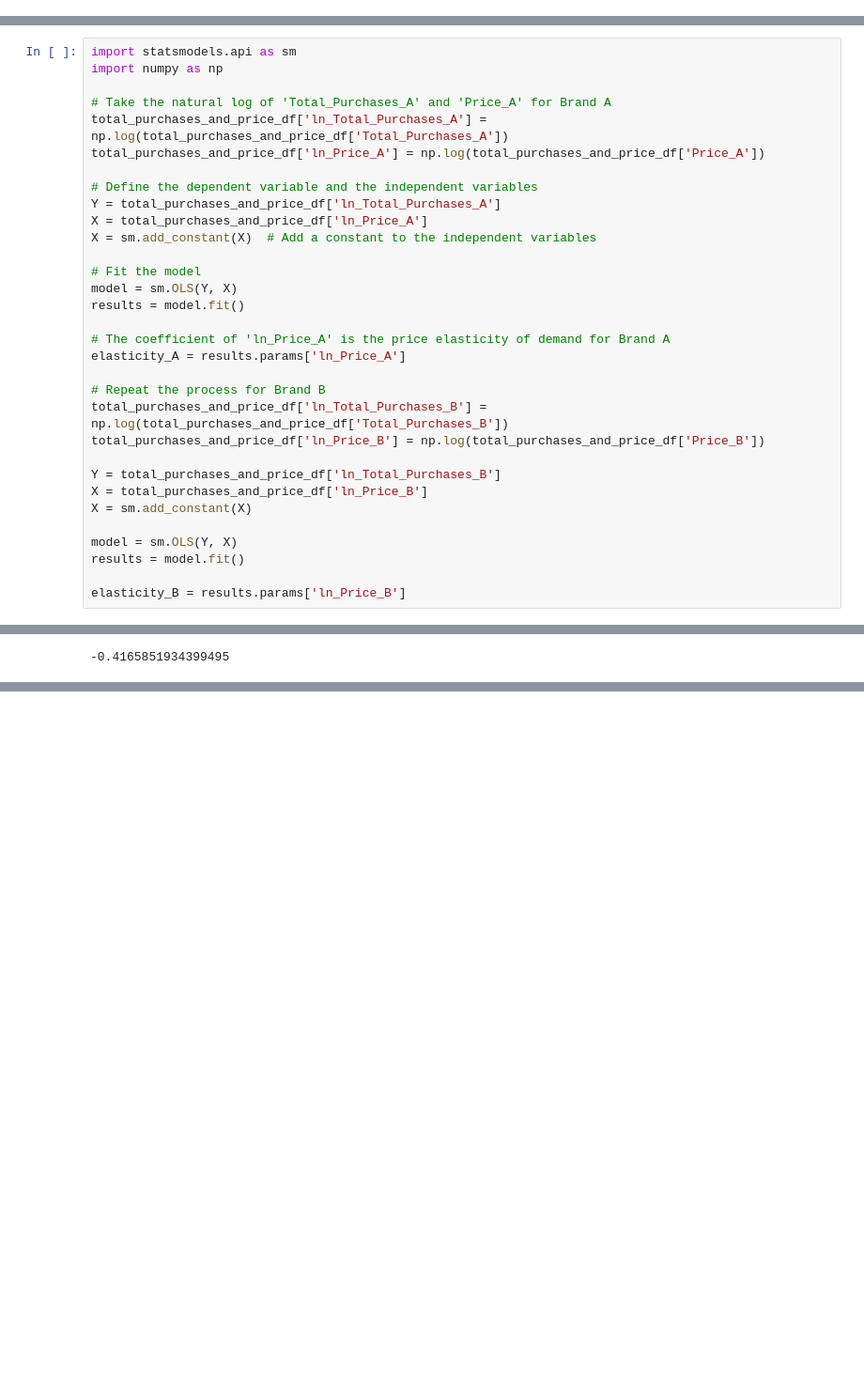
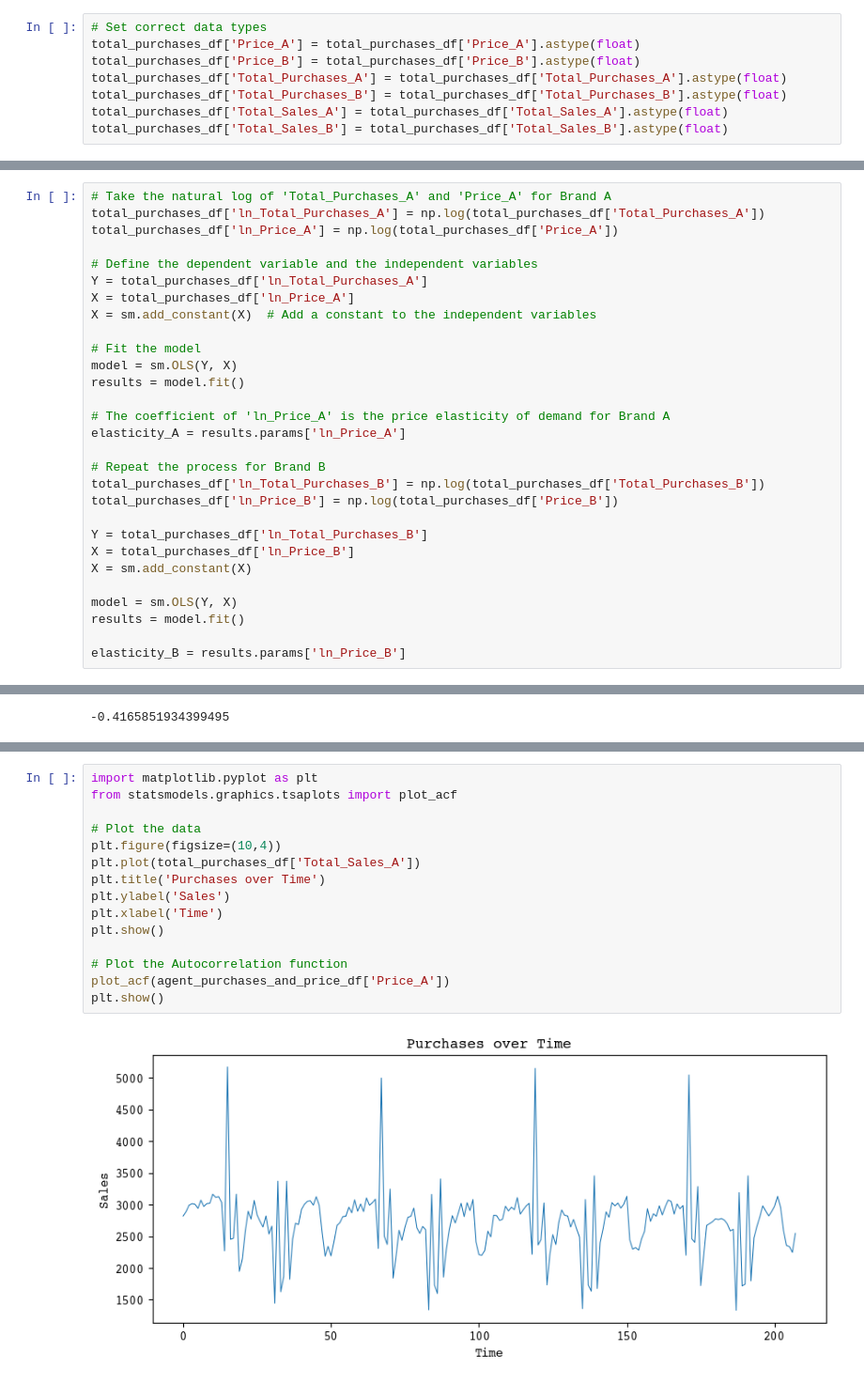
Before and after one commit to mcfitzgerald/consumer-abm, a Jupyter notebook: agent_df_transformations.ipynb, the cells around one changed output, grey strips where cells are left out. Shown: that part at 94% size. Drawn from its saved outputs; the diff is of its cells as text; blank space fills up the shorter version.

```diff
--- a/agent_df_transformations.ipynb
+++ b/agent_df_transformations.ipynb
@@ -111,3 +90,11 @@ total_purchases_df['Total_Sales_B'] = total_purchases_df['Total_Purchases_B'] *
+# %%
+# Set correct data types
+total_purchases_df['Price_A'] = total_purchases_df['Price_A'].astype(float)
+total_purchases_df['Price_B'] = total_purchases_df['Price_B'].astype(float)
+total_purchases_df['Total_Purchases_A'] = total_purchases_df['Total_Purchases_A'].astype(float)
+total_purchases_df['Total_Purchases_B'] = total_purchases_df['Total_Purchases_B'].astype(float)
+total_purchases_df['Total_Sales_A'] = total_purchases_df['Total_Sales_A'].astype(float)
+total_purchases_df['Total_Sales_B'] = total_purchases_df['Total_Sales_B'].astype(float)
 # %%
 # Create the plot
 plt.figure(figsize=(15,6))
@@ -272,16 +221,13 @@ plt.show()
 # %% [output]
 [figure]
 # %%
-import statsmodels.api as sm
-import numpy as np
-
 # Take the natural log of 'Total_Purchases_A' and 'Price_A' for Brand A
-total_purchases_and_price_df['ln_Total_Purchases_A'] = np.log(total_purchases_and_price_df['Total_Purchases_A'])
-total_purchases_and_price_df['ln_Price_A'] = np.log(total_purchases_and_price_df['Price_A'])
+total_purchases_df['ln_Total_Purchases_A'] = np.log(total_purchases_df['Total_Purchases_A'])
+total_purchases_df['ln_Price_A'] = np.log(total_purchases_df['Price_A'])
 
 # Define the dependent variable and the independent variables
-Y = total_purchases_and_price_df['ln_Total_Purchases_A']
-X = total_purchases_and_price_df['ln_Price_A']
+Y = total_purchases_df['ln_Total_Purchases_A']
+X = total_purchases_df['ln_Price_A']
 X = sm.add_constant(X)  # Add a constant to the independent variables
 
 # Fit the model
@@ -292,11 +238,11 @@ results = model.fit()
 elasticity_A = results.params['ln_Price_A']
 
 # Repeat the process for Brand B
-total_purchases_and_price_df['ln_Total_Purchases_B'] = np.log(total_purchases_and_price_df['Total_Purchases_B'])
-total_purchases_and_price_df['ln_Price_B'] = np.log(total_purchases_and_price_df['Price_B'])
+total_purchases_df['ln_Total_Purchases_B'] = np.log(total_purchases_df['Total_Purchases_B'])
+total_purchases_df['ln_Price_B'] = np.log(total_purchases_df['Price_B'])
 
-Y = total_purchases_and_price_df['ln_Total_Purchases_B']
-X = total_purchases_and_price_df['ln_Price_B']
+Y = total_purchases_df['ln_Total_Purchases_B']
+X = total_purchases_df['ln_Price_B']
 X = sm.add_constant(X)
 
 model = sm.OLS(Y, X)
@@ -425,0 +468,17 @@ elasticity_B
+# %%
+import matplotlib.pyplot as plt
+from statsmodels.graphics.tsaplots import plot_acf
+
+# Plot the data
+plt.figure(figsize=(10,4))
+plt.plot(total_purchases_df['Total_Sales_A'])
+plt.title('Purchases over Time')
+plt.ylabel('Sales')
+plt.xlabel('Time')
+plt.show()
+
+# Plot the Autocorrelation function
+plot_acf(agent_purchases_and_price_df['Price_A'])
+plt.show()
+# %% [output]
+[figure, added]
```
Also changed, not shown: parts of 28 cells of this notebook, 3 other files.
